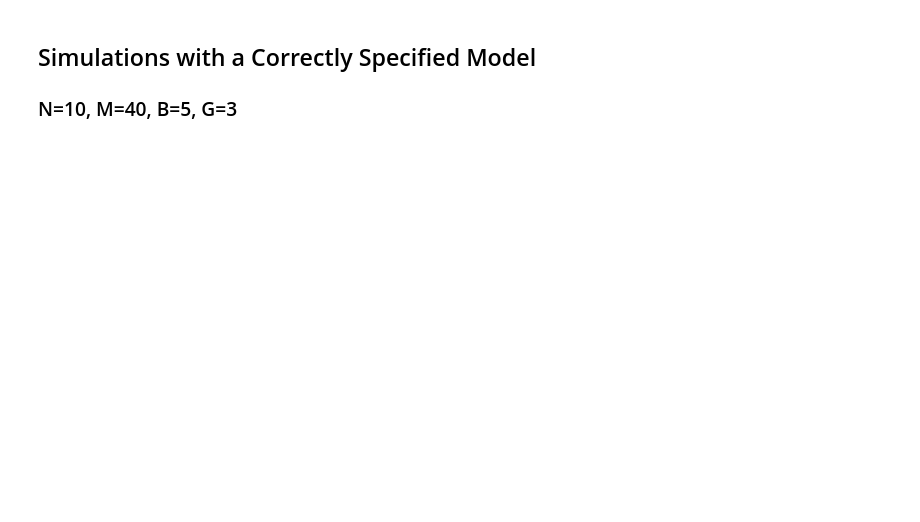
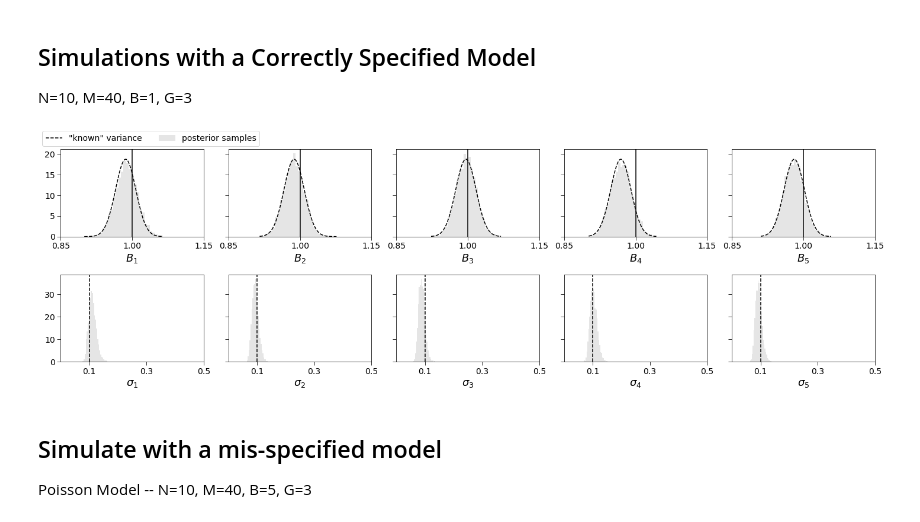
Before and after one commit to astrostat/Concordance, a Jupyter notebook: CalConcordanceCode/code for calibration concordance.ipynb, the cells around one changed output. Drawn from its saved outputs; the diff is of its cells as text; code cells hidden in the pictures; blank space fills up the shorter version.

```diff
--- a/CalConcordanceCode/code for calibration concordance.ipynb
+++ b/CalConcordanceCode/code for calibration concordance.ipynb
@@ -16,18 +19,21 @@ stanTopkl()
 # %% [markdown]
 ## Simulations with a Correctly Specified Model
-### N=10, M=40, B=5, G=3
+N=10, M=40, B=1, G=3
 # %%
 N = 10
 M = 40
 sigma = np.repeat(0.1, N*M).reshape((N, M))
 tau = np.repeat(0.05, N)
-B = np.repeat(5, N)
+B = np.repeat(1, N)
 G = np.repeat(3, M)
-
 Y, b = simulateData(N, M, B, G, sigma, model = 'normal')
 mapResult = mapFit(Y, sigma, b, tau)
 mcmcChain, mcmcRes = MCMCFit(Y, b, tau, model = 'log_normal', df = 2, beta = 0.01)
 tChain, tRes = MCMCFit(Y, b, tau, model = 'log_t', nu = 4, sigma = 0.141)
 # %%
-generatehistogramfunc(mcmcChain, mapResult, N, M, B, G, sigma)
+mcmcChainBG = mcmcChain.values
+mapResultBG = np.vstack((np.hstack((mapResult['B'], mapResult['G'])), mapResult['Sigma']))
+generatehistogramfunc(mcmcChain.values, mapResultBG, N, M, B, G, sigma)
+# %% [output]
+[figure, added]
 # %%
@@ -36,0 +43,3 @@ comparelognormallogt (N, M, mcmcChain, tChain, B)
+# %% [markdown]
+## Simulate with a mis-specified model
+Poisson Model -- N=10, M=40, B=5, G=3
```
Also changed, not shown: parts of 18 cells of this notebook, 8 other files.
